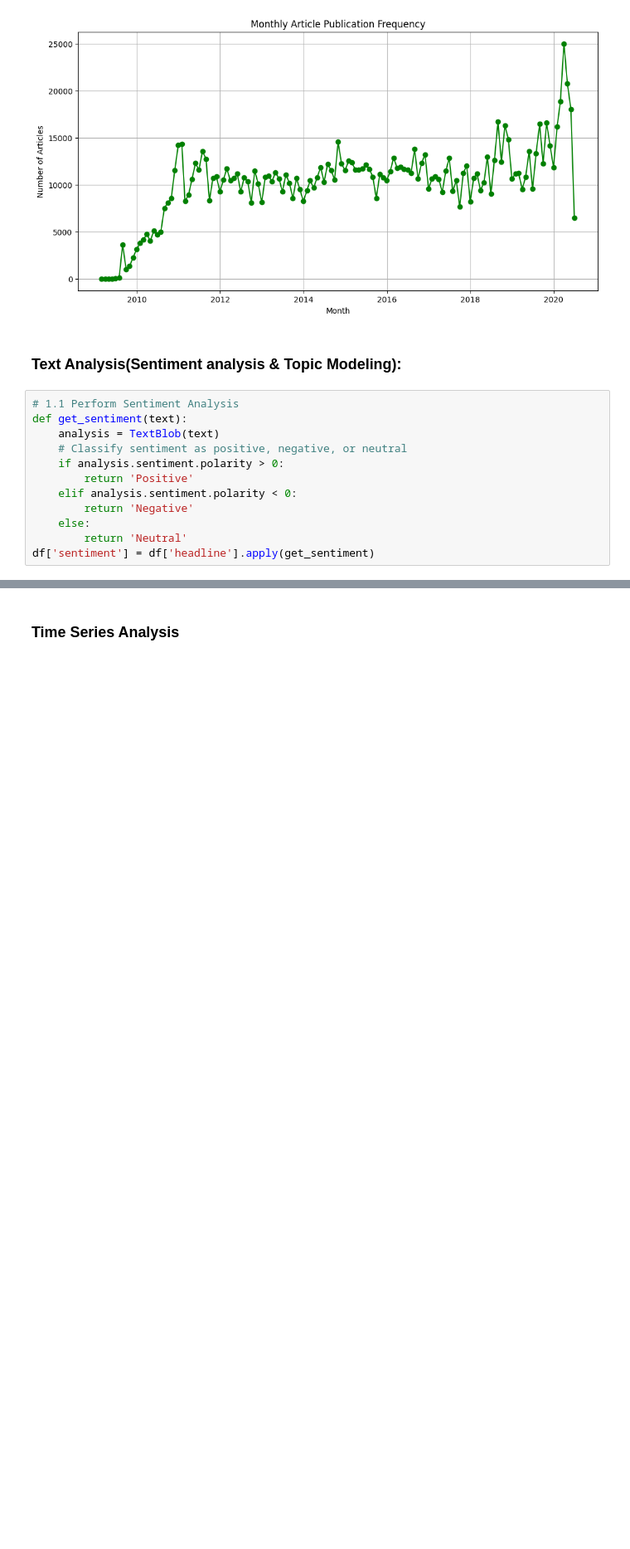
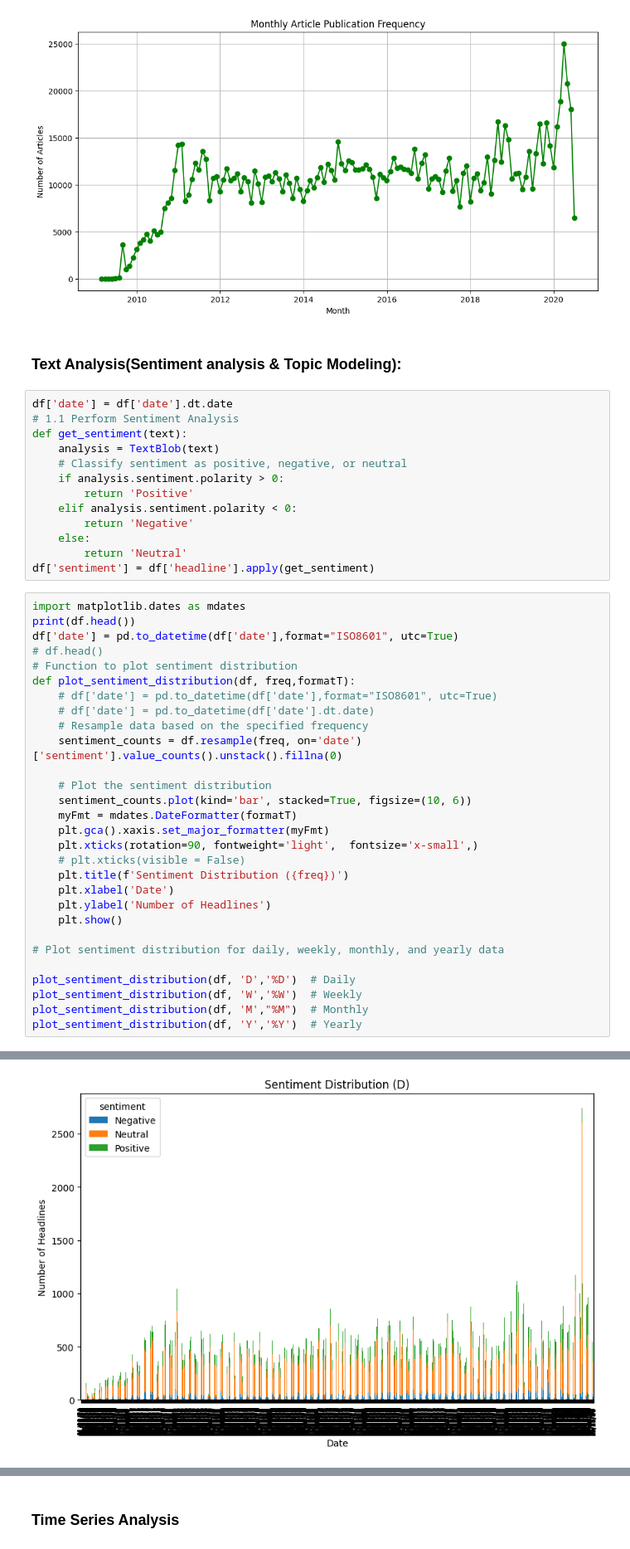
Before and after one commit to dani6566/FNSPID, a Jupyter notebook: Notebooks/sentiment_analysis.ipynb, the cells around one changed output, grey strips where cells are left out. Shown: that part at 83% size. Saved outputs shown, nothing was run; the diff lists cells and outputs as text; blank space fills up the shorter version.

```diff
--- a/Notebooks/sentiment_analysis.ipynb
+++ b/Notebooks/sentiment_analysis.ipynb
@@ -149,6 +158,7 @@ plt.show()
 # %% [markdown]
 ### Text Analysis(Sentiment analysis & Topic Modeling):
 # %%
+df['date'] = df['date'].dt.date
 # 1.1 Perform Sentiment Analysis
 def get_sentiment(text):
     analysis = TextBlob(text)
@@ -160,3 +170,33 @@ def get_sentiment(text):
     else:
         return 'Neutral'
 df['sentiment'] = df['headline'].apply(get_sentiment)
+# %%
+import matplotlib.dates as mdates
+print(df.head())
+df['date'] = pd.to_datetime(df['date'],format="ISO8601", utc=True)
+# df.head()
+# Function to plot sentiment distribution
+def plot_sentiment_distribution(df, freq,formatT):
+    # df['date'] = pd.to_datetime(df['date'],format="ISO8601", utc=True)
+    # df['date'] = pd.to_datetime(df['date'].dt.date)
+    # Resample data based on the specified frequency
+    sentiment_counts = df.resample(freq, on='date')['sentiment'].value_counts().unstack().fillna(0)
+
+    # Plot the sentiment distribution
+    sentiment_counts.plot(kind='bar', stacked=True, figsize=(10, 6))
+    myFmt = mdates.DateFormatter(formatT)
+    plt.gca().xaxis.set_major_formatter(myFmt)
+    plt.xticks(rotation=90, fontweight='light',  fontsize='x-small',)
+    # plt.xticks(visible = False)
+    plt.title(f'Sentiment Distribution ({freq})')
+    plt.xlabel('Date')
+    plt.ylabel('Number of Headlines')
+    plt.show()
+
+# Plot sentiment distribution for daily, weekly, monthly, and yearly data
+
+plot_sentiment_distribution(df, 'D','%D')  # Daily
+plot_sentiment_distribution(df, 'W','%W')  # Weekly
+plot_sentiment_distribution(df, 'M',"%M")  # Monthly
+plot_sentiment_distribution(df, 'Y','%Y')  # Yearly
+# %% [output]
@@ -162,0 +220 @@ df['sentiment'] = df['headline'].apply(get_sentiment)
+[figure, added]
```
Also changed, not shown: parts of 5 cells of this notebook, 1 other file.
